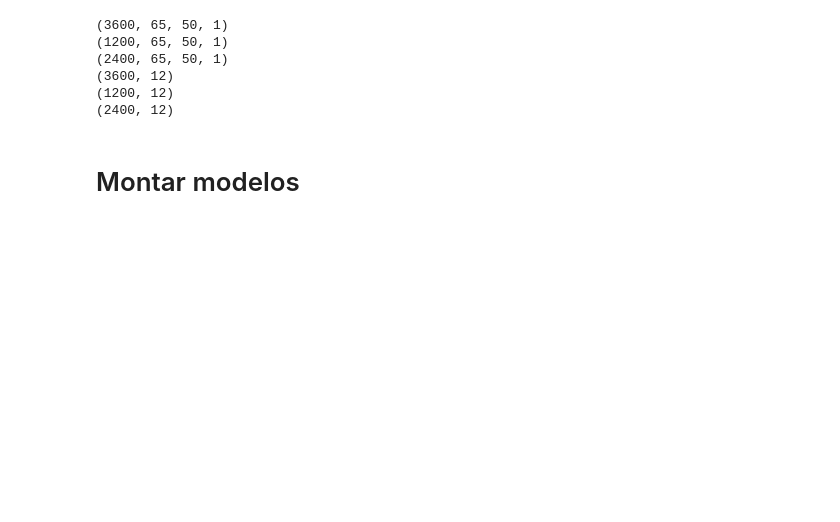
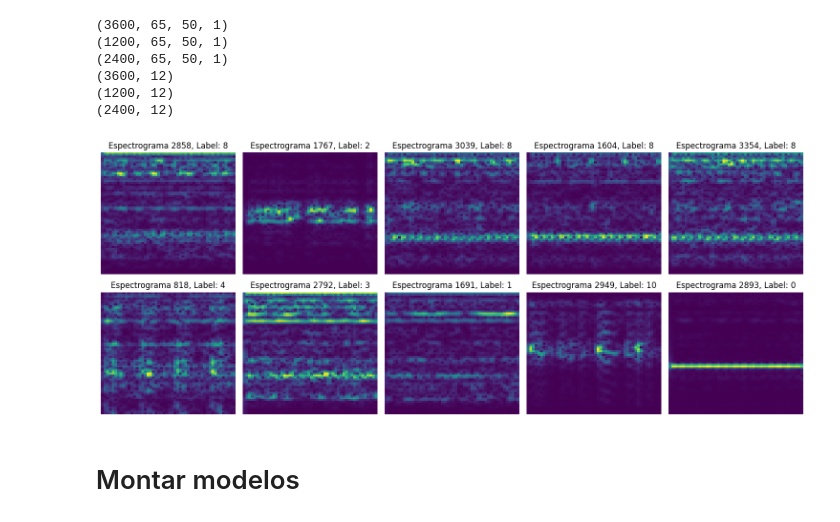
Before and after one commit to LuizFFonseca/Trabalho_final_AM, a Jupyter notebook: Trabalho.ipynb, the cells around one changed output. Drawn from its saved outputs; the diff is of its cells as text; code cells hidden in the pictures; blank space fills up the shorter version.

```diff
--- a/Trabalho.ipynb
+++ b/Trabalho.ipynb
@@ -93,7 +50,7 @@ Dispositivos físicos: [PhysicalDevice(name='/physical_device:CPU:0', device_typ
 # %% [markdown]
 # Import
 # %%
-data = pd.read_pickle(r"G:\Meu Drive\Scripts\Pos\Aprendizadomaquina\Trabalho_final\data\cwru.pkl")
+data = pd.read_pickle("/content/drive/MyDrive/Scripts/Pos/Aprendizadomaquina/Trabalho_final/data/cwru.pkl")
 print(data.shape)
 data.head()
 # %% [output]
@@ -430,5 +387,5 @@ df.to_pickle(r"G:\Meu Drive\Scripts\Pos\Aprendizadomaquina\Trabalho_final\data\s
 # %%
-df = pd.read_pickle(r"G:\Meu Drive\Scripts\Pos\Aprendizadomaquina\Trabalho_final\data\stft.pkl")
+df = pd.read_pickle("/content/drive/MyDrive/Scripts/Pos/Aprendizadomaquina/Trabalho_final/data/stft.pkl")
 # %% [markdown]
 # Separação dos dados
 # %%
@@ -565,6 +530,34 @@ print(y_test.shape)
 (3600, 12)
 (1200, 12)
 (2400, 12)
+# %%
+# prompt: Pegue o X_train que possui 3600 espcrtogramas, e plote 10 aleatorios em um grid 2x5
+
+import matplotlib.pyplot as plt
+import random
+
+# Seleciona 10 índices aleatórios
+indices_aleatorios = random.sample(range(X_train.shape[0]), 10)
+
+# Cria uma figura com uma grade 2x5
+fig, axes = plt.subplots(2, 5, figsize=(15, 6))
+
+# Itera sobre os índices aleatórios e plota os espectrogramas
+for i, index in enumerate(indices_aleatorios):
+    row = i // 5
+    col = i % 5
+
+    # Get the label (convert from categorical to integer)
+    label = np.argmax(y_train[index])
+
+    axes[row, col].imshow(X_train[index, :, :, 0], cmap='viridis', aspect='auto')
+    axes[row, col].set_title(f"Espectrograma {index}, Label: {label}")  # Include label in title
+    axes[row, col].axis('off')
+
+plt.tight_layout()
+plt.show()
+# %% [output]
+[figure, added]
 # %% [markdown]
 # Montar modelos
 # %%
```
Also changed, not shown: parts of 19 cells of this notebook.
